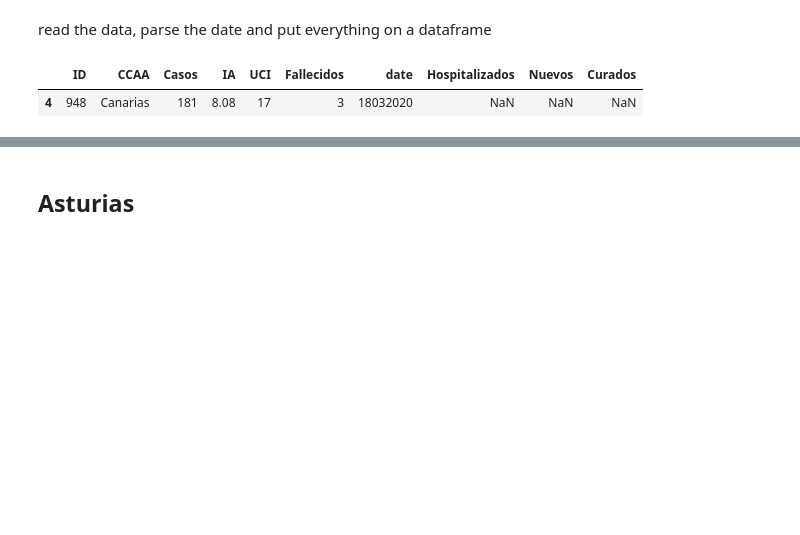
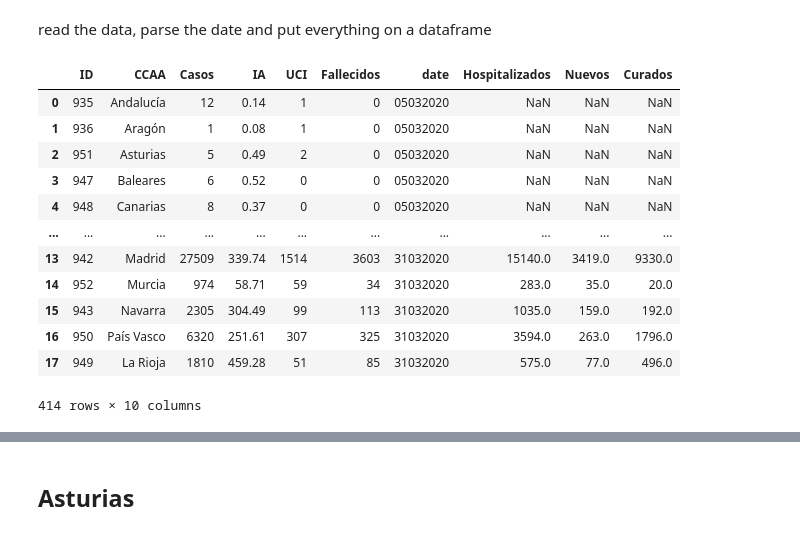
Before and after one commit to mfastudillo/COVID-19, a Jupyter notebook: read_and_plot.ipynb, the cells around one changed output, grey strips where cells are left out. Drawn from its saved outputs; the diff is of its cells as text; code cells hidden in the pictures; blank space fills up the shorter version.

```diff
--- a/read_and_plot.ipynb
+++ b/read_and_plot.ipynb
@@ -15,7 +15,7 @@ datapath=Path.cwd()/'data'
 # %%
 assert datapath.is_dir()
 # %%
-paths2csvs = [x for x in datapath.glob('*.csv')]
+paths2csvs = [x for x in datapath.glob('covi*.csv')]
 # %%
 stats=[]
 for path in paths2csvs:
@@ -29,10 +29,21 @@ for path in paths2csvs:
 # %%
 stats_df = pd.concat(stats)
 # %%
-stats_df.sample()
+stats_df
 # %% [output]
 |  | ID | CCAA | Casos | IA | UCI | Fallecidos | date | Hospitalizados | Nuevos | Curados |
-| 4 | 948 | Canarias | 181 | 8.08 | 17 | 3 | 18032020 | NaN | NaN | NaN |
+| 0 | 935 | Andalucía | 12 | 0.14 | 1 | 0 | 05032020 | NaN | NaN | NaN |
+| 1 | 936 | Aragón | 1 | 0.08 | 1 | 0 | 05032020 | NaN | NaN | NaN |
+| 2 | 951 | Asturias | 5 | 0.49 | 2 | 0 | 05032020 | NaN | NaN | NaN |
+| 3 | 947 | Baleares | 6 | 0.52 | 0 | 0 | 05032020 | NaN | NaN | NaN |
+| 4 | 948 | Canarias | 8 | 0.37 | 0 | 0 | 05032020 | NaN | NaN | NaN |
+| ... | ... | ... | ... | ... | ... | ... | ... | ... | ... | ... |
+| 13 | 942 | Madrid | 27509 | 339.74 | 1514 | 3603 | 31032020 | 15140.0 | 3419.0 | 9330.0 |
+| 14 | 952 | Murcia | 974 | 58.71 | 59 | 34 | 31032020 | 283.0 | 35.0 | 20.0 |
+| 15 | 943 | Navarra | 2305 | 304.49 | 99 | 113 | 31032020 | 1035.0 | 159.0 | 192.0 |
+| 16 | 950 | País Vasco | 6320 | 251.61 | 307 | 325 | 31032020 | 3594.0 | 263.0 | 1796.0 |
+| 17 | 949 | La Rioja | 1810 | 459.28 | 51 | 85 | 31032020 | 575.0 | 77.0 | 496.0 |
+414 rows × 10 columns
 # %%
 # convert to date type
 stats_df['date'] = pd.to_datetime(stats_df['date'],format='%d%m%Y')
```
Also changed, not shown: parts of 8 cells of this notebook.
